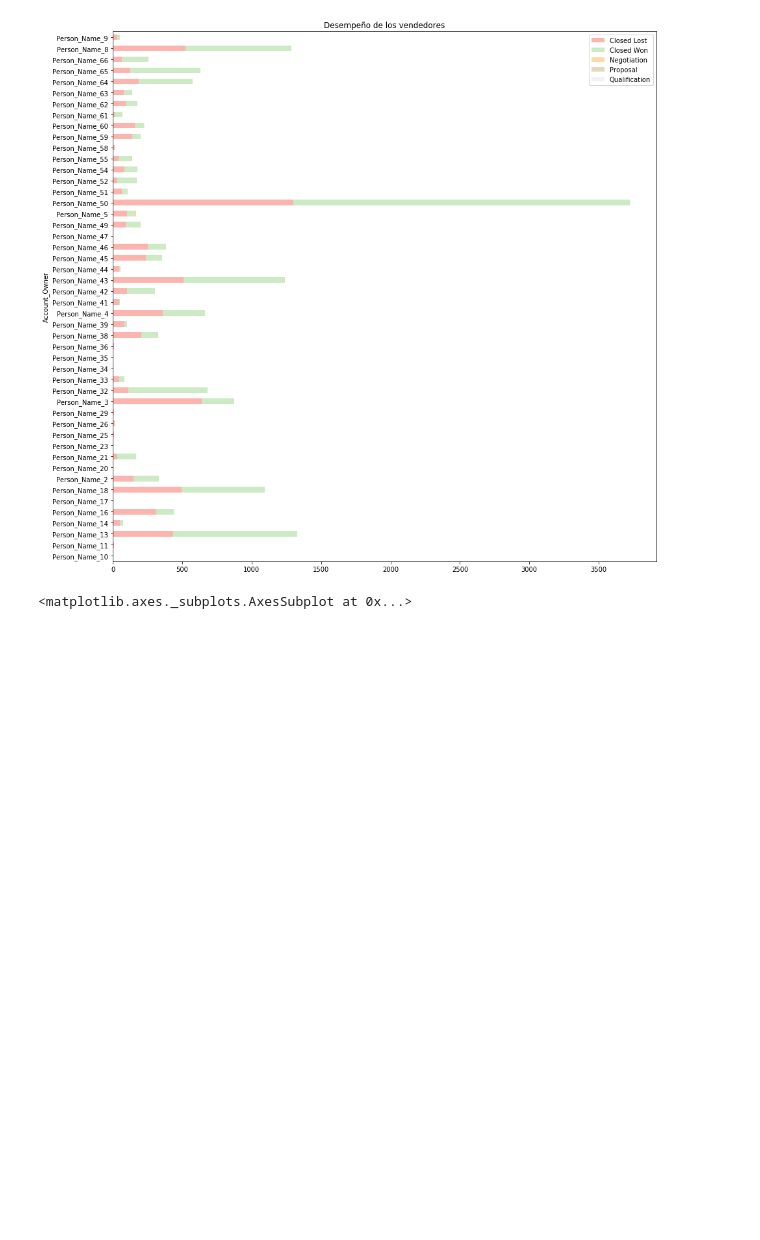
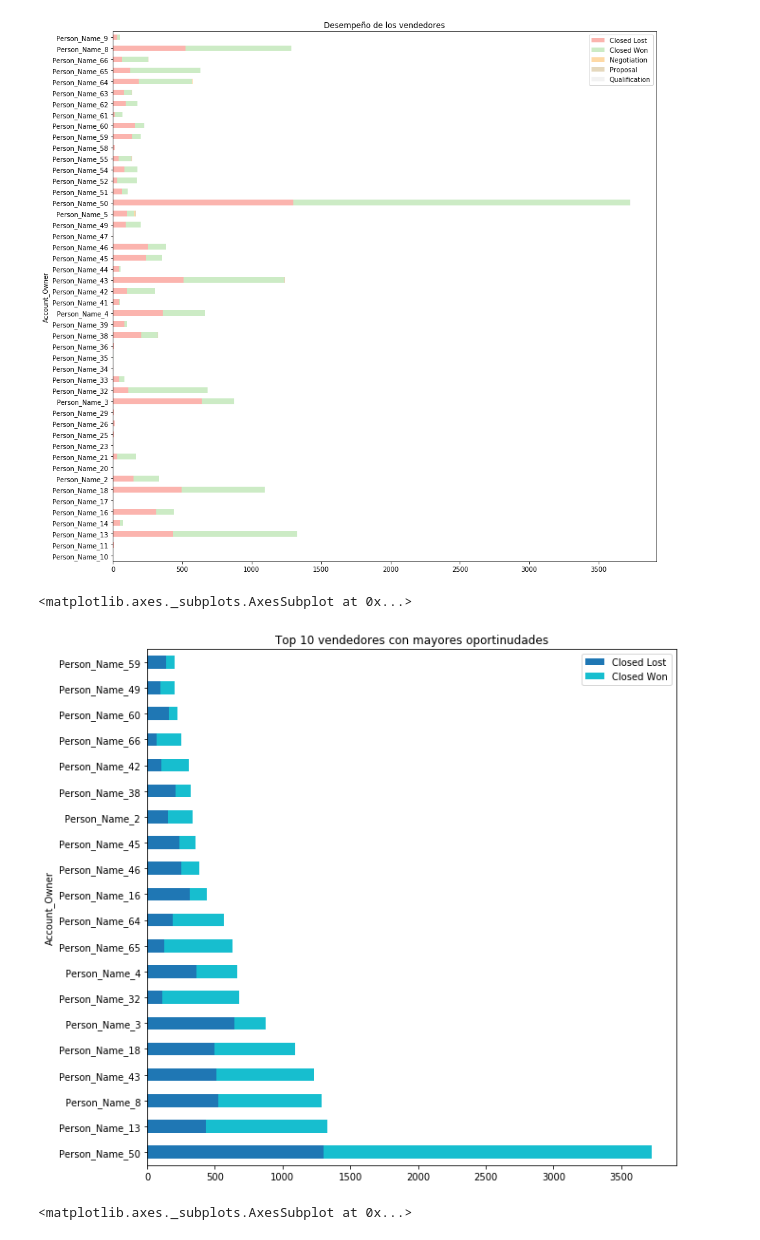
Before and after one commit to germanbc/Organizacion-de-Datos-2c2020-TP1, a Jupyter notebook: TP1-Antonella.ipynb, the cells around one changed output. Drawn from its saved outputs; the diff is of its cells as text; code cells hidden in the pictures; blank space fills up the shorter version.

```diff
--- a/TP1-Antonella.ipynb
+++ b/TP1-Antonella.ipynb
@@ -258,6 +304,14 @@ vendedores.plot.barh(stacked = True, colormap='Pastel1', title='Desempeño de lo
 # %% [output]
 <matplotlib.axes._subplots.AxesSubplot at 0x...>
 [figure]
+# %%
+vendedores['Cantidad'] = vendedores['Closed Lost'] + vendedores['Closed Won'] + vendedores['Negotiation'] + vendedores['Proposal'] + vendedores['Qualification']
+vendedores_top_10 = vendedores.nlargest(20,'Cantidad')
+#vendedores_top_10[['Closed Lost','Closed Won','Negotiation','Proposal','Qualification']].plot.barh(stacked = True, colormap='Pastel1', title='Vendedores con mayores oportunidades', figsize=(10,10))
+vendedores_top_10[['Closed Lost','Closed Won']].plot.barh(stacked = True, colormap='tab10', title='Top 10 vendedores con mayores oportinudades', figsize=(10,10))
+# %% [output]
+<matplotlib.axes._subplots.AxesSubplot at 0x...>
+[figure, added]
 # %%
 #vendedores normalizado y sus oporntunidades
 vendedores2 = df.groupby('Account_Owner')['Stage'].value_counts(normalize = True).to_frame()
```
Also changed, not shown: parts of 11 cells of this notebook.
